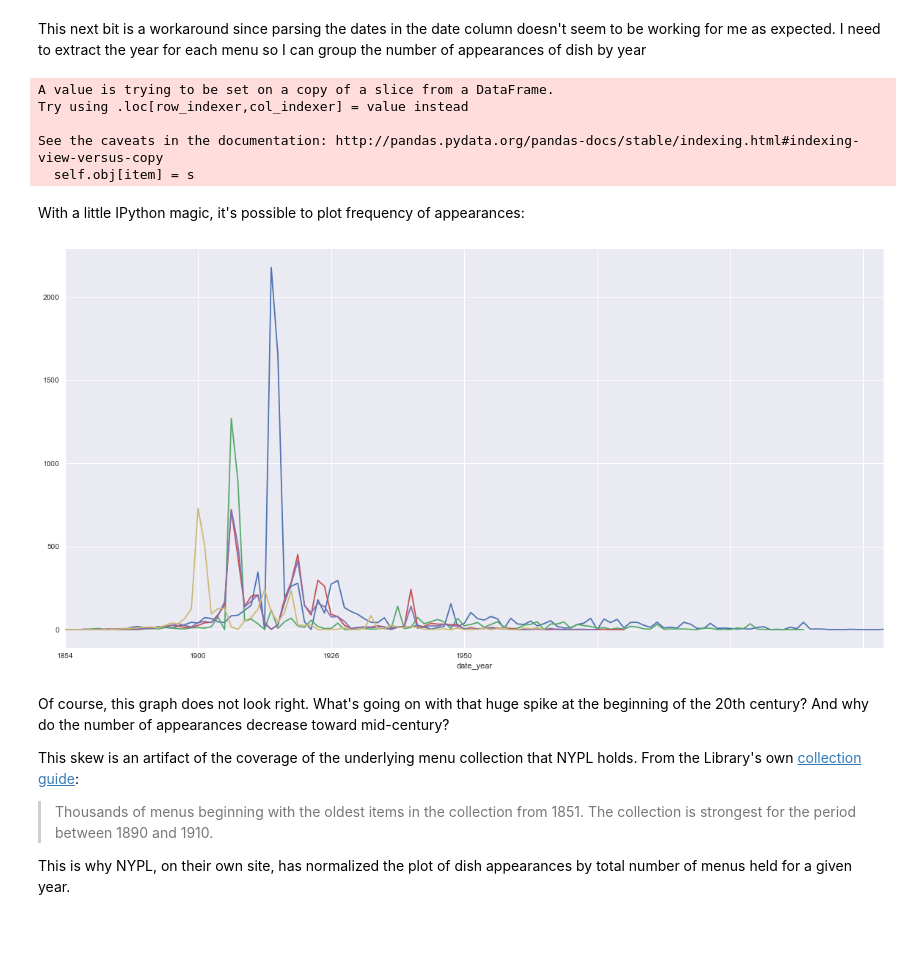
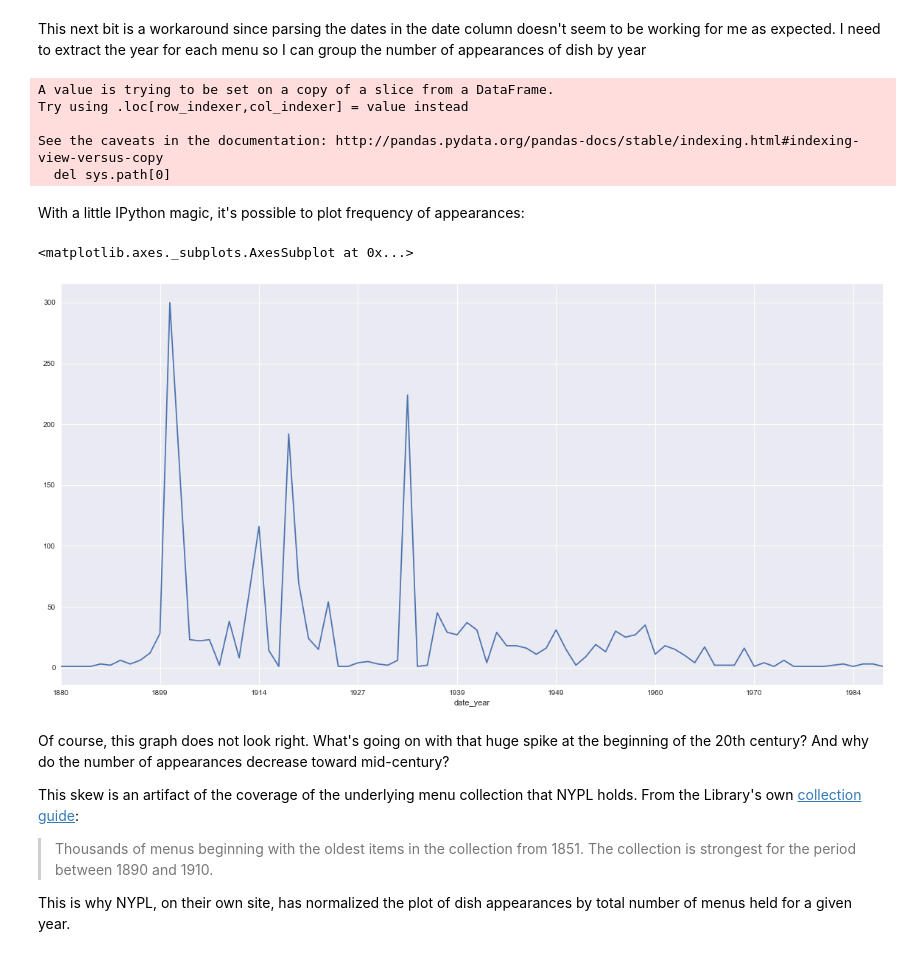
Before and after one commit to alokkshukla/CS598FinalProject, a Jupyter notebook: Notebooks/MenuAnalysis.ipynb, the cells around one changed output. Cells and saved outputs as stored; diff of their text form; code cells hidden in the pictures; blank space fills up the shorter version.

```diff
--- a/Notebooks/MenuAnalysis.ipynb
+++ b/Notebooks/MenuAnalysis.ipynb
@@ -322,8 +332,0 @@ for result_df in result_df_list:
-# %%
-for result_df,dish,lookup_items_df in zip(result_df_list,top5['name'],lookup_items_df_list):
-    # The length of this DataFrame should be same as the sum of occurrences we calculated above
-    try:
-        assert len(lookup_items_df) == result_df.times_appeared.sum()
-        print ("Length of the DataFrame is consistent")
-    except:
-        print ("Something's wrong with {0},{1}!={2}".format(dish,len(lookup_items_df),result_df.times_appeared.sum()))
@@ -358,15 +354,11 @@ lookup_items_df.head(100)
 # %% [markdown]
 From this intermediate DataFrame we want to grab the values for menu_page_id so that we can look up the relevant menus to which they belong:
 # %%
-lookup_pages_df_list = []
-for lookup_items_df in lookup_items_df_list:
-    lookup_pages_df_list.append(page_df[page_df.index.isin(lookup_items_df.menu_page_id.values)])
+lookup_pages_df=page_df[page_df.index.isin(lookup_items_df.menu_page_id.values)]
 # %% [markdown]
 Now we can grab all the relevant values of 'menu_id' for menus and do the last lookup:
 # %%
-lookup_menus_df_list = []
-for lookup_pages_df in lookup_pages_df_list:
-    lookup_menus_df_list.append(menu_df[menu_df.index.isin(lookup_pages_df.menu_id.values)])
+lookup_menus_df=(menu_df[menu_df.index.isin(lookup_pages_df.menu_id.values)])
 # %% [markdown]
 Now we should have a DataFrame containing only menus that have pages on which one of the dishes from our 'French fried potato' cluster appears:
 # %% [markdown]
@@ -384,8 +376,7 @@ def extract_year(x):
 def cleanDateRange(dates):
     return filter(lambda x: x >= 1851 and x<=2012, dates)
 
-for lookup_menus_df in lookup_menus_df_list:
-    lookup_menus_df.loc['date_year'] = lookup_menus_df['date'].map(extract_year)
+lookup_menus_df['date_year'] = lookup_menus_df['date'].map(extract_year)
 
 def cleanYearSeries(year_series):
     for year, count in year_series.iteritems():
@@ -398,23 +389,19 @@ A value is trying to be set on a copy of a slice from a DataFrame.
 Try using .loc[row_indexer,col_indexer] = value instead
 
 See the caveats in the documentation: http://pandas.pydata.org/pandas-docs/stable/indexing.html#indexing-view-versus-copy
-  self.obj[item] = s
+  del sys.path[0]
 # %% [markdown]
 With a little IPython magic, it's possible to plot frequency of appearances:
 # %%
 %matplotlib inline
 
-year_series_list = []
-
-for lookup_menus_df,dish in zip(lookup_menus_df_list,top5['name']):
-    by_year = lookup_menus_df.groupby(lookup_menus_df['date_year'])
-    year_series = cleanYearSeries(by_year.size())
-    year_series.to_csv(dish+".csv")
-    year_series.plot(figsize=(20,10))
-    #sns.tsplot(data=year_series, time="Year", value="BOLD signal")
-    year_series_list.append(year_series)
+by_year = lookup_menus_df.groupby(lookup_menus_df['date_year'])
+year_series = cleanYearSeries(by_year.size())
+year_series.to_csv("FrenchFry.csv")
+year_series.plot(figsize=(20,10))
 # %% [output]
+<matplotlib.axes._subplots.AxesSubplot at 0x...>
-[figure, old version]
+[figure, new version]
 # %% [markdown]
 Of course, this graph does not look right. What's going on with that huge spike at the beginning of the 20th century? And why do the number of appearances decrease toward mid-century?
 
```
Also changed, not shown: parts of 46 cells of this notebook, 2 other files.
